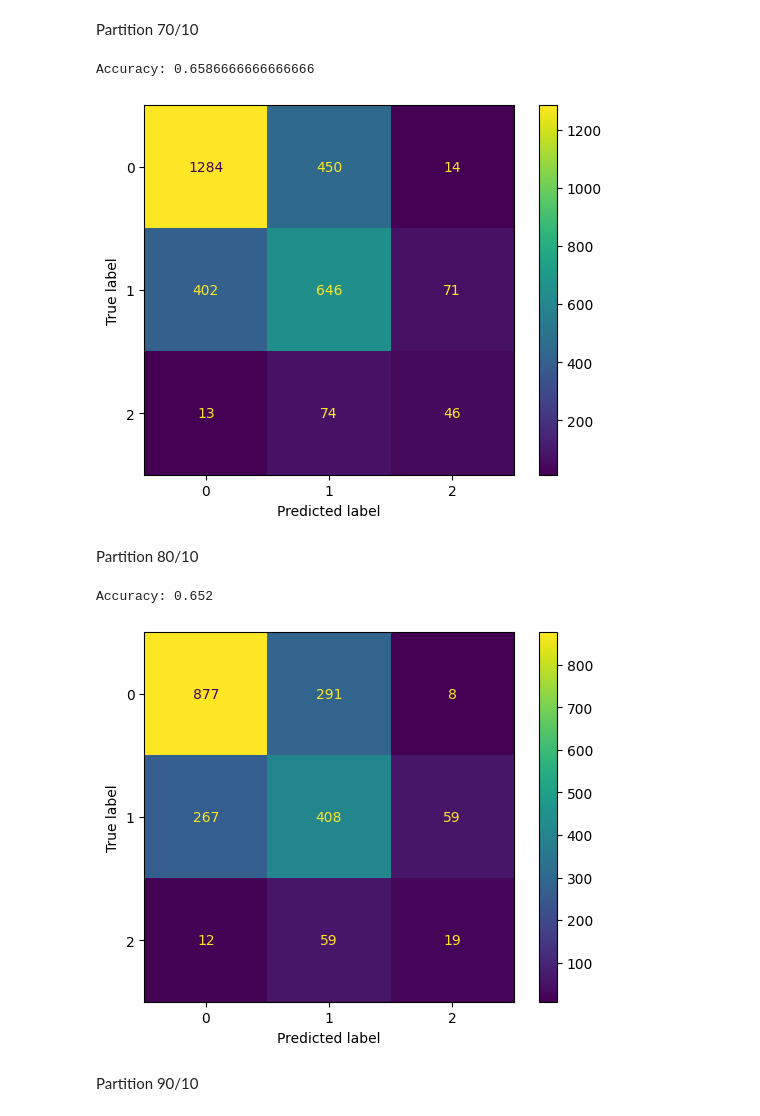
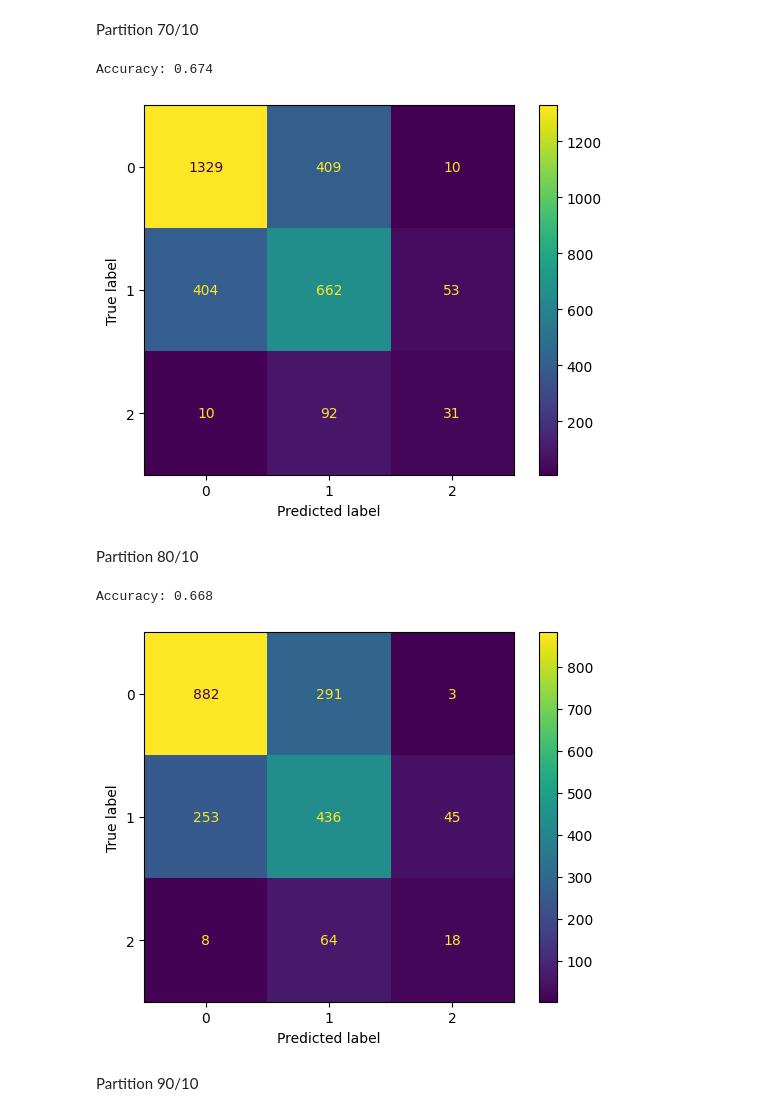
Before and after one commit to hend-22/-IT326-Project, a Jupyter notebook: Reports/Phase3.ipynb, the cells around one changed output. Drawn from its saved outputs; the diff is of its cells as text; code cells hidden in the pictures.

```diff
--- a/Reports/Phase3.ipynb
+++ b/Reports/Phase3.ipynb
@@ -36,23 +36,23 @@ Partition 70/10
 # %%
 X_train, X_test, y_train, y_test = train_test_split(X,y,test_size=0.3,random_state=1)
 
-clf=DecisionTreeClassifier()
+clf=DecisionTreeClassifier(criterion="entropy")
 clf=clf.fit(X_train,y_train)
 y_pred=clf.predict(X_test)
 
 print("Accuracy:",metrics.accuracy_score(y_test, y_pred) )
 
 cn=df['Daily_Stress_Level'].unique()
 disp=ConfusionMatrixDisplay.from_estimator(clf,X_test,y_test,display_labels=cn)
 # %% [output]
-Accuracy: 0.6586666666666666
+Accuracy: 0.674
-[figure, old version]
+[figure, new version]
 # %% [markdown]
 Partition 80/10
 # %%
 X_train, X_test, y_train, y_test = train_test_split(X,y,test_size=0.2,random_state=1)
 
-clf=DecisionTreeClassifier()
+clf=DecisionTreeClassifier(criterion="entropy")
 clf=clf.fit(X_train,y_train)
 y_pred=clf.predict(X_test)
 
@@ -60,8 +60,8 @@ print("Accuracy:",metrics.accuracy_score(y_test, y_pred) )
 cn=df['Daily_Stress_Level'].unique()
 disp=ConfusionMatrixDisplay.from_estimator(clf,X_test,y_test,display_labels=cn)
 # %% [output]
-Accuracy: 0.652
+Accuracy: 0.668
-[figure, old version]
+[figure, new version]
 # %% [markdown]
 Partition 90/10
 # %%
```
Also changed, not shown: parts of 5 cells of this notebook.
